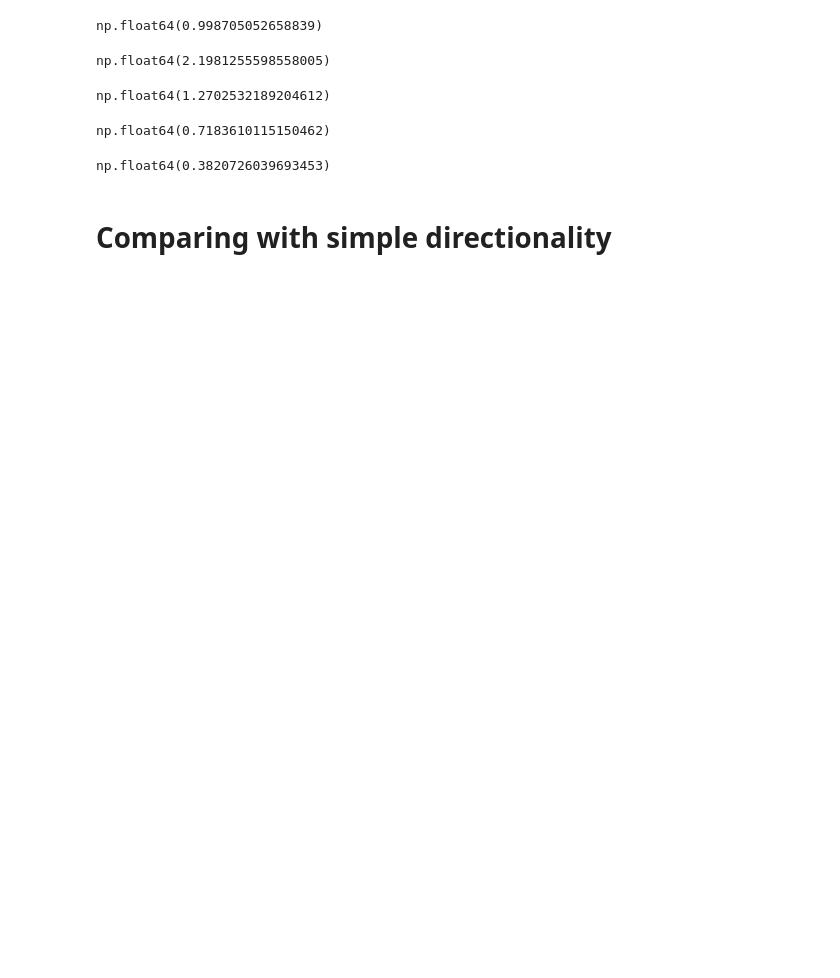
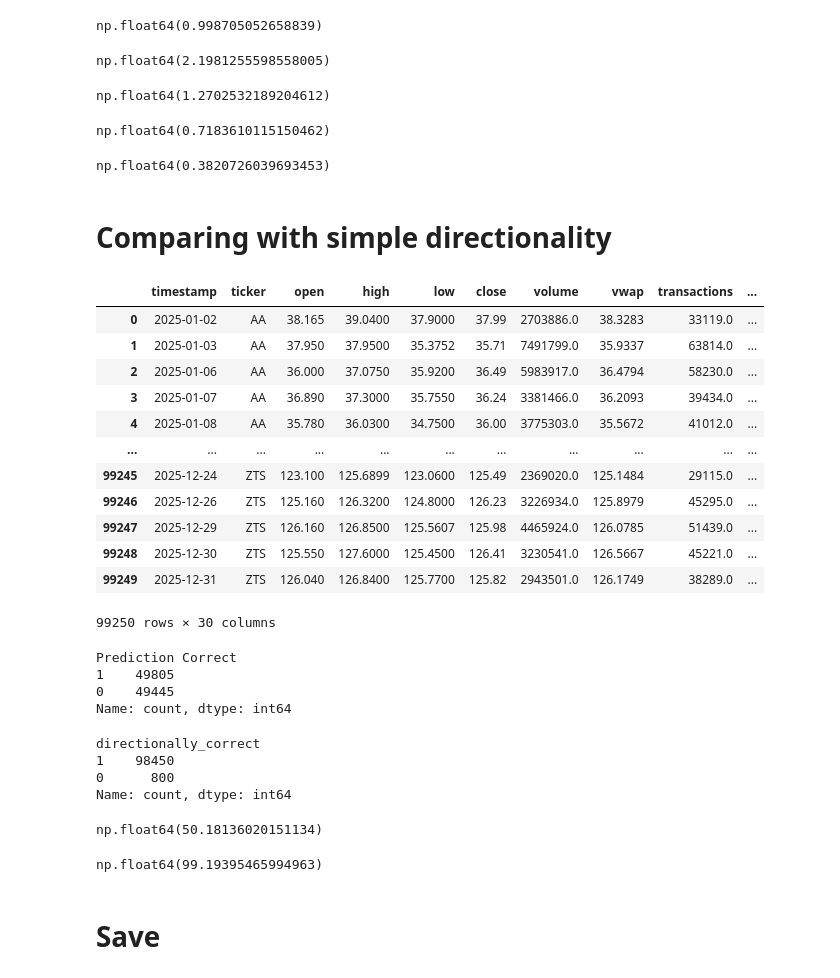
Before and after one commit to matthewcavanaugh96/megalabs, a Jupyter notebook: stock_prediction/3a - Modeling - Random Forest.ipynb, the cells around one changed output. Drawn from its saved outputs; the diff is of its cells as text; code cells hidden in the pictures; blank space fills up the shorter version.

```diff
--- a/stock_prediction/3a - Modeling - Random Forest.ipynb
+++ b/stock_prediction/3a - Modeling - Random Forest.ipynb
@@ -426,3 +426,44 @@ comparison_df['pct_target_pct_error_abs'].median()
 np.float64(0.3820726039693453)
 # %% [markdown]
 # Comparing with simple directionality
+# %%
+classif_df = pd.read_csv('classification_daily_results/rf_classification.csv')
+classif_df
+# %% [output]
+|  | timestamp | ticker | open | high | low | close | volume | vwap | transactions | ... |
+| 0 | 2025-01-02 | AA | 38.165 | 39.0400 | 37.9000 | 37.99 | 2703886.0 | 38.3283 | 33119.0 | ... |
+| 1 | 2025-01-03 | AA | 37.950 | 37.9500 | 35.3752 | 35.71 | 7491799.0 | 35.9337 | 63814.0 | ... |
+| 2 | 2025-01-06 | AA | 36.000 | 37.0750 | 35.9200 | 36.49 | 5983917.0 | 36.4794 | 58230.0 | ... |
+| 3 | 2025-01-07 | AA | 36.890 | 37.3000 | 35.7550 | 36.24 | 3381466.0 | 36.2093 | 39434.0 | ... |
+| 4 | 2025-01-08 | AA | 35.780 | 36.0300 | 34.7500 | 36.00 | 3775303.0 | 35.5672 | 41012.0 | ... |
+| ... | ... | ... | ... | ... | ... | ... | ... | ... | ... | ... |
+| 99245 | 2025-12-24 | ZTS | 123.100 | 125.6899 | 123.0600 | 125.49 | 2369020.0 | 125.1484 | 29115.0 | ... |
+| 99246 | 2025-12-26 | ZTS | 125.160 | 126.3200 | 124.8000 | 126.23 | 3226934.0 | 125.8979 | 45295.0 | ... |
+| 99247 | 2025-12-29 | ZTS | 126.160 | 126.8500 | 125.5607 | 125.98 | 4465924.0 | 126.0785 | 51439.0 | ... |
+| 99248 | 2025-12-30 | ZTS | 125.550 | 127.6000 | 125.4500 | 126.41 | 3230541.0 | 126.5667 | 45221.0 | ... |
+| 99249 | 2025-12-31 | ZTS | 126.040 | 126.8400 | 125.7700 | 125.82 | 2943501.0 | 126.1749 | 38289.0 | ... |
+99250 rows × 30 columns
+# %%
+classif_df['Prediction Correct'].value_counts()
+# %% [output]
+Prediction Correct
+1    49805
+0    49445
+Name: count, dtype: int64
+# %%
+results_df['directionally_correct'].value_counts()
+# %% [output]
+directionally_correct
+1    98450
+0      800
+Name: count, dtype: int64
+# %%
+(classif_df['Prediction Correct'] == 1).mean() * 100
+# %% [output]
+np.float64(50.18136020151134)
+# %%
+(results_df['directionally_correct'] == 1).mean() * 100
+# %% [output]
+np.float64(99.19395465994963)
+# %% [markdown]
+# Save
```
Also changed, not shown: parts of 2 cells of this notebook, 11 other files.
